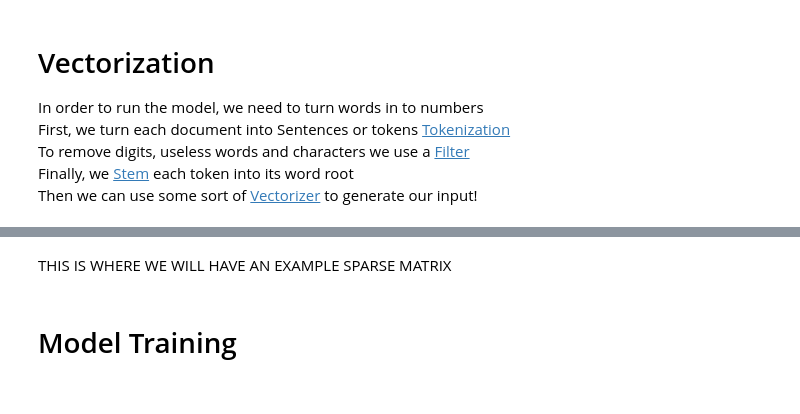
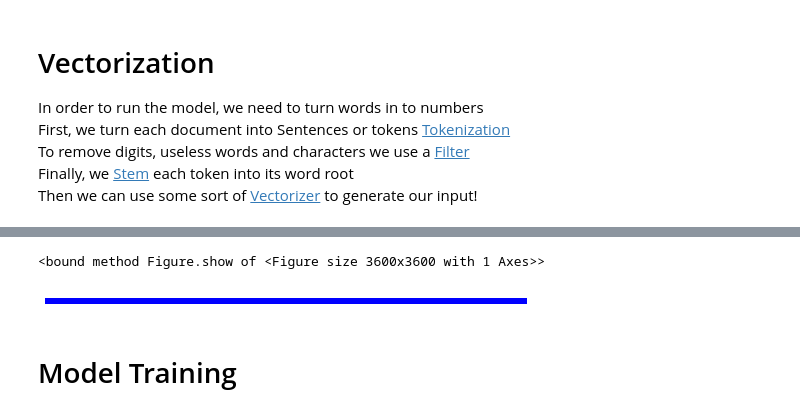
Before and after one commit to Dkreitzer/Text_ML_Classification_UMN, a Jupyter notebook: Doc_Classification.ipynb, the cells around one changed output, grey strips where cells are left out. Saved outputs shown, nothing was run; the diff lists cells and outputs as text; code cells hidden in the pictures.

```diff
--- a/Doc_Classification.ipynb
+++ b/Doc_Classification.ipynb
@@ -276,18 +314,30 @@ print("Least Common Words", least_used)
 # %%
+#@title Visualizing The Vectors { vertical-output: true, form-width: "50%" }
 
 def plot_coo_matrix(m):
     if not isinstance(m, coo_matrix):
         m = coo_matrix(m)
-    fig = plt.figure()
-    ax = fig.add_subplot(111, facecolor='black')
-    ax.plot(m.col, m.row, 's', color='white', ms=1)
+    fig = plt.figure(figsize=(50,50))
+    ax = fig.add_subplot(354, facecolor='black')
+    ax.plot(m.col, m.row, 's', color='blue', markersize=1)
     ax.set_xlim(0, m.shape[1])
     ax.set_ylim(0, m.shape[0])
-    ax.set_aspect('equal')
+    ax.set_aspect('auto')
     for spine in ax.spines.values():
         spine.set_visible(False)
     ax.invert_yaxis()
     ax.set_aspect('equal')
     ax.set_xticks([])
     ax.set_yticks([])
     return ax
+
+
+# print(sparseMatrix.shape)
+plot_coo_matrix(sparseMatrix.T).figure.show
+# spy()
+
+# fig = plt.figure()
+# ax = fig.add_subplot(354, facecolor='black')
+# %% [output]
+<bound method Figure.show of <Figure size 3600x3600 with 1 Axes>>
+[figure, added]
@@ -298,4 +344,2 @@ plot_coo_matrix(sparseMatrix).figure.show()
-# %% [markdown]
-THIS IS WHERE WE WILL HAVE AN EXAMPLE SPARSE MATRIX
 # %% [markdown]
 # Model Training
```
Also changed, not shown: parts of 71 cells of this notebook.
